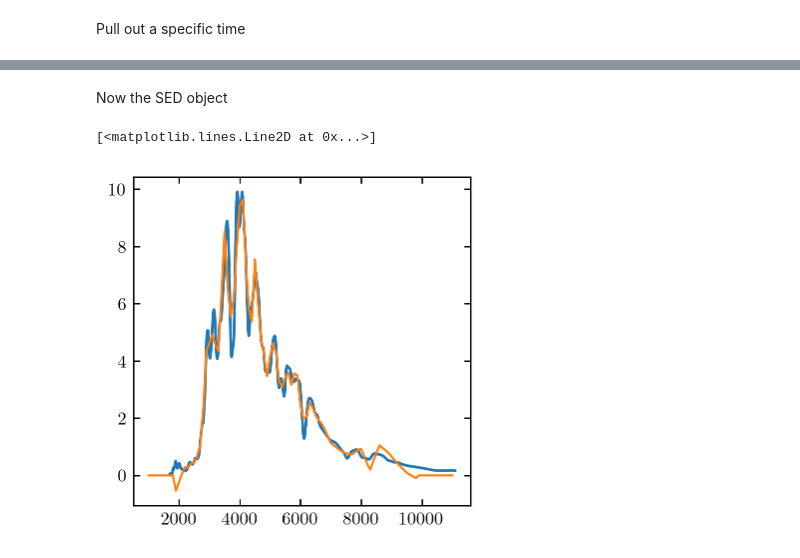
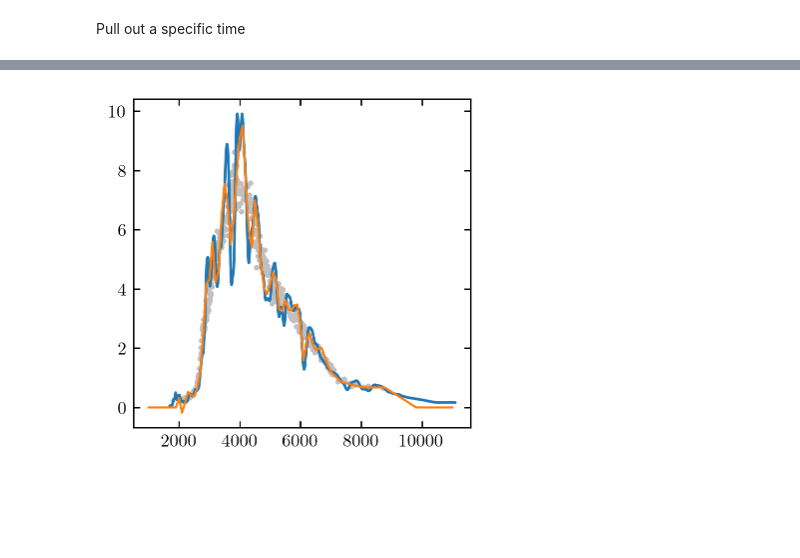
Before and after one commit to jfcrenshaw/sn_lightcurve_learning, a Jupyter notebook: new_learning_ex.ipynb, the cells around one changed output, grey strips where cells are left out. Cells and saved outputs as stored; diff of their text form; code cells hidden in the pictures; blank space fills up the shorter version.

```diff
--- a/new_learning_ex.ipynb
+++ b/new_learning_ex.ipynb
@@ -84,9 +85,11 @@ Wall time: 17.5 s
-# %% [markdown]
-Now the SED object
 # %%
 SED = lc.sed_slice(T)
+
 plt.plot(SED.wavelen, SED.flambda, lw=1.5)
 plt.plot(sed.wavelen, sed.flambda)
+
+for obj in objects:
+    wavelen = bandpasses.mean_wavelens(obj.photometry['filter'])/(1 + obj.specz)
+    plt.scatter(wavelen, obj.photometry['flux'], c='silver')
 # %% [output]
-[<matplotlib.lines.Line2D at 0x...>]
-[figure, old version]
+[figure, new version]
```
Also changed, not shown: parts of 7 cells of this notebook, 1 other file.
